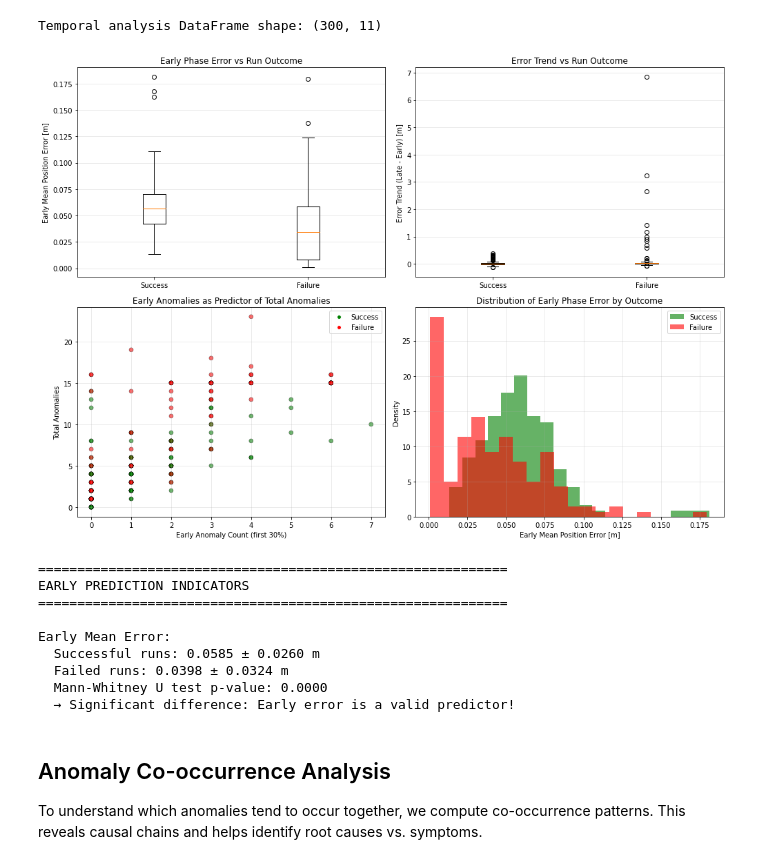
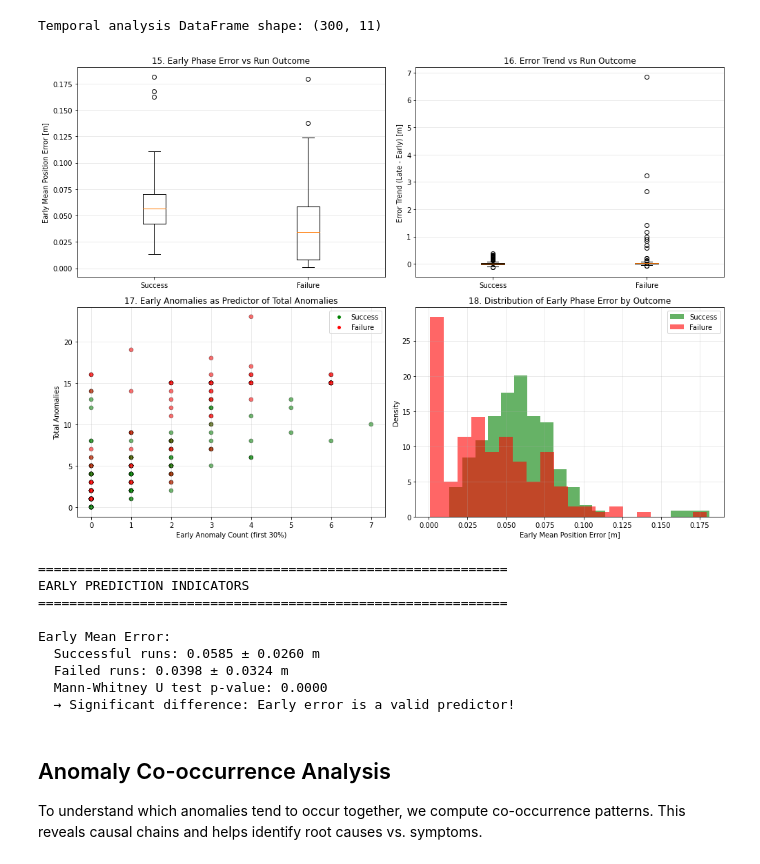
Before and after one commit to nasimpc/Robot-Navigation-Anomaly-Detection-and-Causal-Analysis, a Jupyter notebook: assignment2/team_2_assignment02.ipynb, the cells around one changed output. Cells and saved outputs as stored; diff of their text form; code cells hidden in the pictures.

```diff
--- a/assignment2/team_2_assignment02.ipynb
+++ b/assignment2/team_2_assignment02.ipynb
@@ -961,7 +961,7 @@ success_early = temporal_df[temporal_df['failure_run'] == 0]['early_mean_error']
 failure_early = temporal_df[temporal_df['failure_run'] == 1]['early_mean_error'].dropna()
 ax1.boxplot([success_early, failure_early], labels=['Success', 'Failure'])
 ax1.set_ylabel('Early Mean Position Error [m]')
-ax1.set_title('Early Phase Error vs Run Outcome')
+ax1.set_title('15. Early Phase Error vs Run Outcome')
 ax1.grid(axis='y', alpha=0.3)
 
 # 2. Error trend (late - early) vs failure
@@ -970,7 +970,7 @@ success_trend = temporal_df[temporal_df['failure_run'] == 0]['error_trend'].drop
 failure_trend = temporal_df[temporal_df['failure_run'] == 1]['error_trend'].dropna()
 ax2.boxplot([success_trend, failure_trend], labels=['Success', 'Failure'])
 ax2.set_ylabel('Error Trend (Late - Early) [m]')
-ax2.set_title('Error Trend vs Run Outcome')
+ax2.set_title('16. Error Trend vs Run Outcome')
 ax2.grid(axis='y', alpha=0.3)
 
 # 3. Early anomaly count vs total anomalies
@@ -980,41 +980,41 @@ ax3.scatter(temporal_df['early_anomaly_count'], temporal_df['total_anomalies'],
             c=colors, alpha=0.6, edgecolors='k', linewidth=0.5)
 ax3.set_xlabel('Early Anomaly Count (first 30%)')
 ax3.set_ylabel('Total Anomalies')
-ax3.set_title('Early Anomalies as Predictor of Total Anomalies')
+ax3.set_title('17. Early Anomalies as Predictor of Total Anomalies')
 ax3.legend(handles=[plt.Line2D([0], [0], marker='o', color='w', markerfacecolor='green', label='Success'),
                     plt.Line2D([0], [0], marker='o', color='w', markerfacecolor='red', label='Failure')])
 ax3.grid(alpha=0.3)
 
 # 4. Early std error distribution
 ax4 = axes[1, 1]
 ax4.hist(success_early, bins=20, alpha=0.6, label='Success', color='green', density=True)
 ax4.hist(failure_early, bins=20, alpha=0.6, label='Failure', color='red', density=True)
 ax4.set_xlabel('Early Mean Position Error [m]')
 ax4.set_ylabel('Density')
-ax4.set_title('Distribution of Early Phase Error by Outcome')
+ax4.set_title('18. Distribution of Early Phase Error by Outcome')
 ax4.legend()
 ax4.grid(alpha=0.3)
 
 plt.tight_layout()
-plt.savefig('images/early_prediction_analysis.png', dpi=150, bbox_inches='tight', facecolor='white')
+plt.savefig('images/15. Early_prediction_analysis.png', dpi=150, bbox_inches='tight', facecolor='white')
 plt.show()
 
 # Statistical summary
 print("\n" + "=" * 60)
 print("EARLY PREDICTION INDICATORS")
 print("=" * 60)
 print(f"\nEarly Mean Error:")
 print(f"  Successful runs: {success_early.mean():.4f} ± {success_early.std():.4f} m")
 print(f"  Failed runs: {failure_early.mean():.4f} ± {failure_early.std():.4f} m")
 
 if len(success_early) > 0 and len(failure_early) > 0:
     from scipy.stats import mannwhitneyu
     stat, p_val = mannwhitneyu(success_early, failure_early, alternative='two-sided')
     print(f"  Mann-Whitney U test p-value: {p_val:.4f}")
     if p_val < 0.05:
         print("  → Significant difference: Early error is a valid predictor!")
 # %% [output]
-[figure, old version]
+[figure, new version]
 ============================================================
 EARLY PREDICTION INDICATORS
 ============================================================
```
Also changed, not shown: parts of 7 cells of this notebook, 36 other files.
